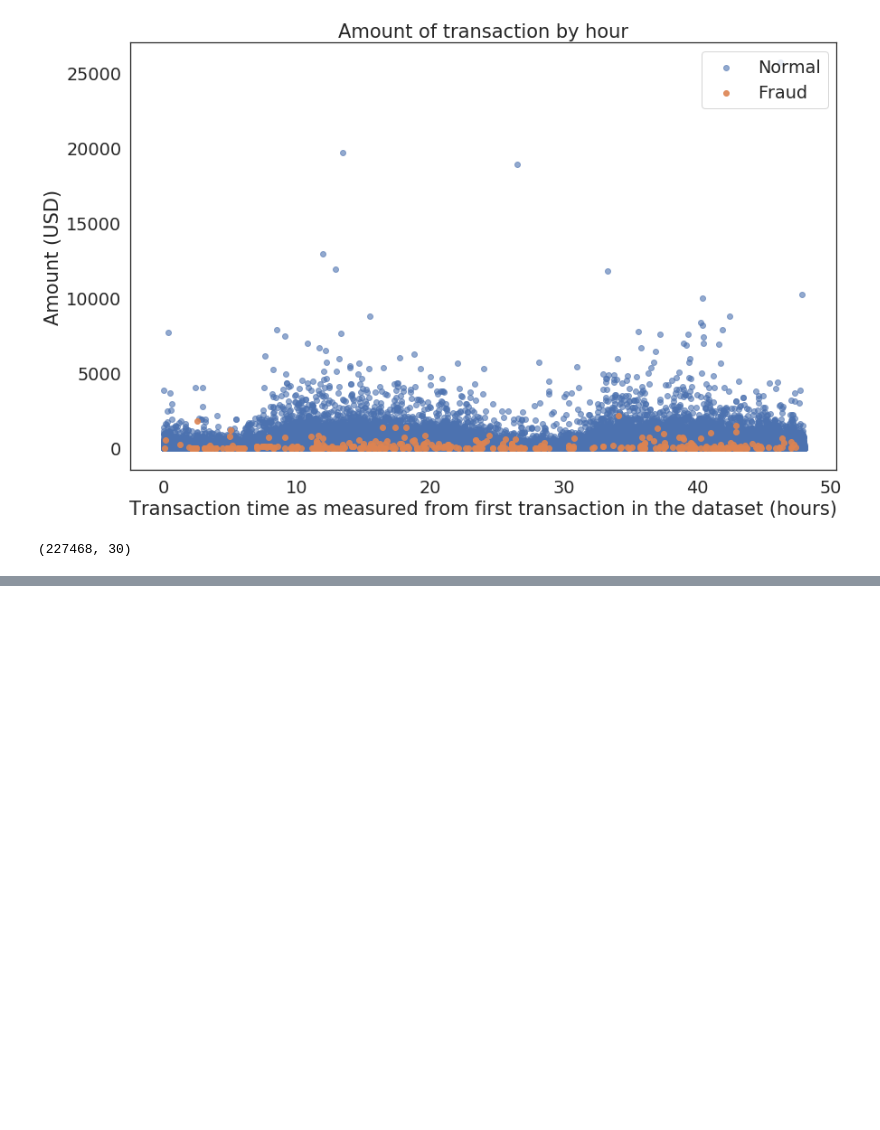
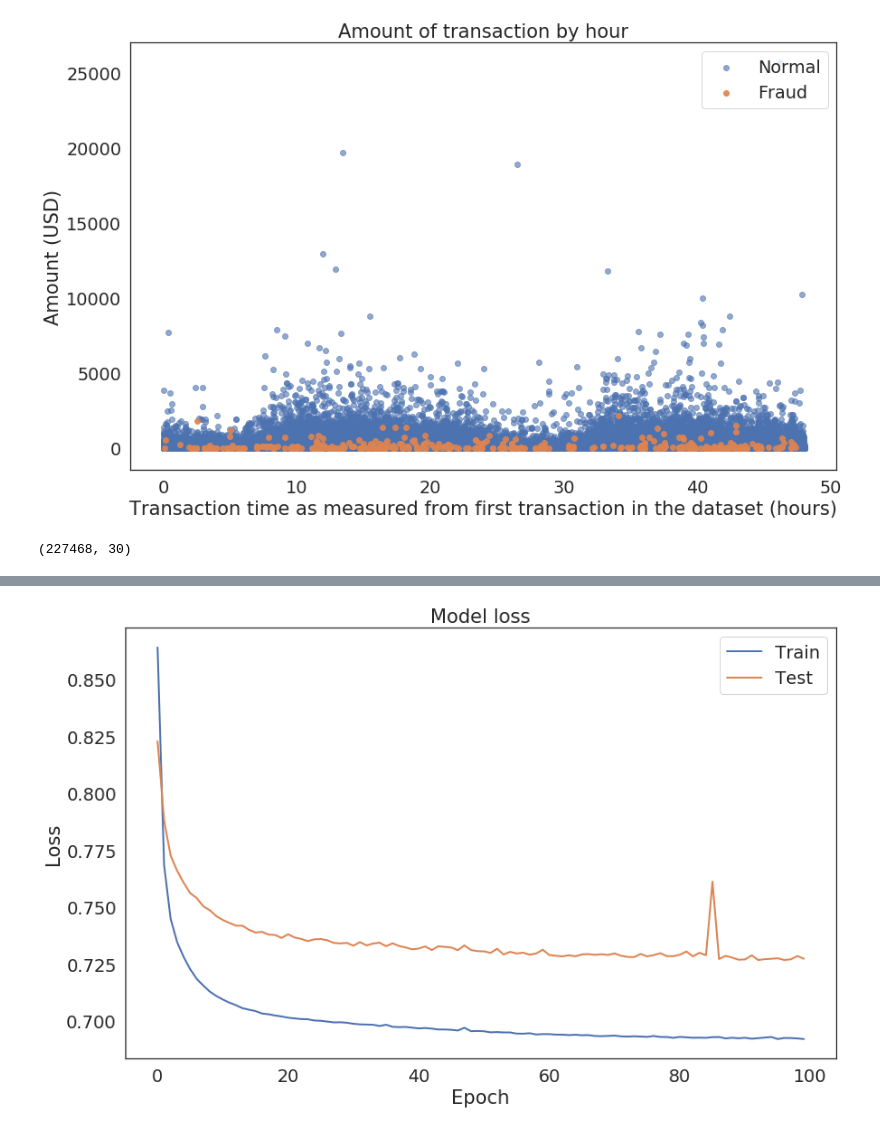
Before and after one commit to paulxiong/FraudDetectionUsingAutoEncoder, a Jupyter notebook: FraudDetection.ipynb, the cells around one changed output, grey strips where cells are left out. Saved outputs shown, nothing was run; the diff lists cells and outputs as text; code cells hidden in the pictures; blank space fills up the shorter version.

```diff
--- a/FraudDetection.ipynb
+++ b/FraudDetection.ipynb
@@ -170,3 +170,17 @@ test_x = test_x.values
 train_x.shape
 # %% [output]
 (227468, 30)
+# %%
+nb_epoch = 100
+batch_size = 128
+input_dim = train_x.shape[1] #num of columns, 30
+encoding_dim = 14
+hidden_dim = int(encoding_dim / 2) #i.e. 7
+learning_rate = 1e-7
+
+input_layer = Input(shape=(input_dim, ))
+encoder = Dense(encoding_dim, activation="tanh", activity_regularizer=regularizers.l1(learning_rate))(input_layer)
+encoder = Dense(hidden_dim, activation="relu")(encoder)
+decoder = Dense(hidden_dim, activation='tanh')(encoder)
+decoder = Dense(input_dim, activation='relu')(decoder)
+autoencoder = Model(inputs=input_layer, outputs=decoder)
@@ -172,0 +193,21 @@ train_x.shape
+# %%
+autoencoder.compile(metrics=['accuracy'],
+                    loss='mean_squared_error',
+                    optimizer='adam')
+
+cp = ModelCheckpoint(filepath="autoencoder_fraud.h5",
+                               save_best_only=True,
+                               verbose=0)
+
+tb = TensorBoard(log_dir='./logs',
+                histogram_freq=0,
+                write_graph=True,
+                write_images=True)
+
+history = autoencoder.fit(train_x, train_x,
+                    epochs=nb_epoch,
+                    batch_size=batch_size,
+                    shuffle=True,
+                    validation_data=(test_x, test_x),
+                    verbose=1,
+                    callbacks=[cp, tb]).history
@@ -172,0 +234,11 @@ train_x.shape
+# %%
+plt.plot(history['loss'], linewidth=2, label='Train')
+plt.plot(history['val_loss'], linewidth=2, label='Test')
+plt.legend(loc='upper right')
+plt.title('Model loss')
+plt.ylabel('Loss')
+plt.xlabel('Epoch')
+#plt.ylim(ymin=0.70,ymax=1)
+plt.show()
+# %% [output]
+[figure, added]
```
Also changed, not shown: parts of 14 cells of this notebook.
